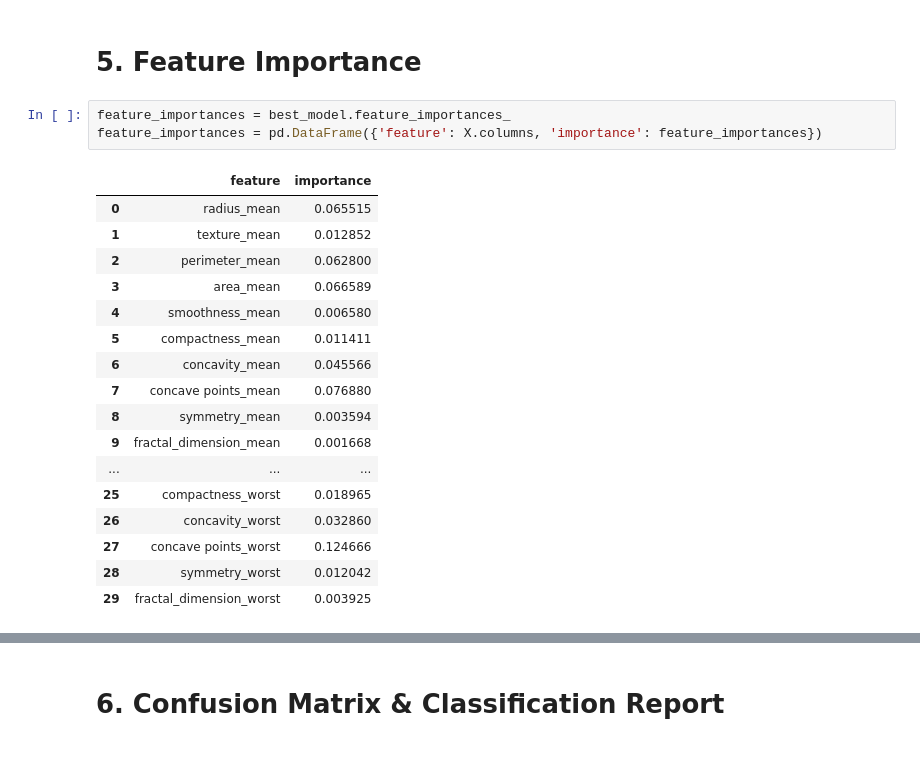
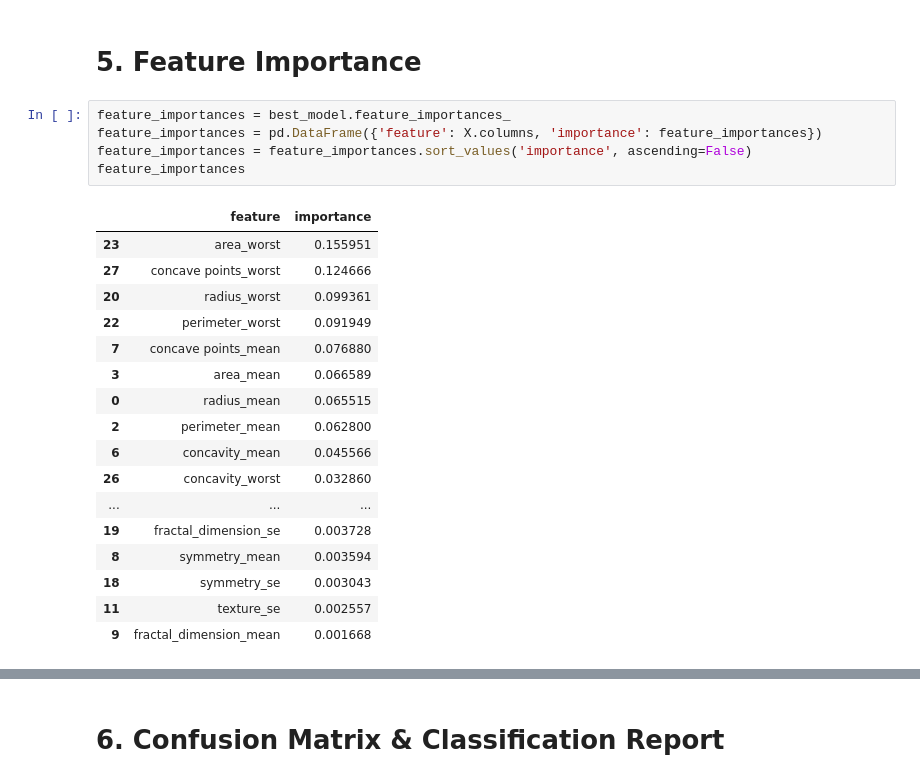
Before and after one commit to MaxiRuess/ML_101, a Jupyter notebook: notebooks/RF_Classifier.ipynb, the cells around one changed output, grey strips where cells are left out. Saved outputs shown, nothing was run; the diff lists cells and outputs as text.

```diff
--- a/notebooks/RF_Classifier.ipynb
+++ b/notebooks/RF_Classifier.ipynb
@@ -114,21 +125,23 @@ plt.show()
 # %%
 feature_importances = best_model.feature_importances_
 feature_importances = pd.DataFrame({'feature': X.columns, 'importance': feature_importances})
+feature_importances = feature_importances.sort_values('importance', ascending=False)
+feature_importances
 # %% [output]
 |  | feature | importance |
+| 23 | area_worst | 0.155951 |
+| 27 | concave points_worst | 0.124666 |
+| 20 | radius_worst | 0.099361 |
+| 22 | perimeter_worst | 0.091949 |
+| 7 | concave points_mean | 0.076880 |
+| 3 | area_mean | 0.066589 |
 | 0 | radius_mean | 0.065515 |
-| 1 | texture_mean | 0.012852 |
 | 2 | perimeter_mean | 0.062800 |
-| 3 | area_mean | 0.066589 |
-| 4 | smoothness_mean | 0.006580 |
-| 5 | compactness_mean | 0.011411 |
 | 6 | concavity_mean | 0.045566 |
-| 7 | concave points_mean | 0.076880 |
+| 26 | concavity_worst | 0.032860 |
+| ... | ... | ... |
+| 19 | fractal_dimension_se | 0.003728 |
 | 8 | symmetry_mean | 0.003594 |
+| 18 | symmetry_se | 0.003043 |
+| 11 | texture_se | 0.002557 |
 | 9 | fractal_dimension_mean | 0.001668 |
-| ... | ... | ... |
-| 25 | compactness_worst | 0.018965 |
-| 26 | concavity_worst | 0.032860 |
-| 27 | concave points_worst | 0.124666 |
-| 28 | symmetry_worst | 0.012042 |
-| 29 | fractal_dimension_worst | 0.003925 |
```
Also changed, not shown: parts of 6 cells of this notebook, 6 other files.
